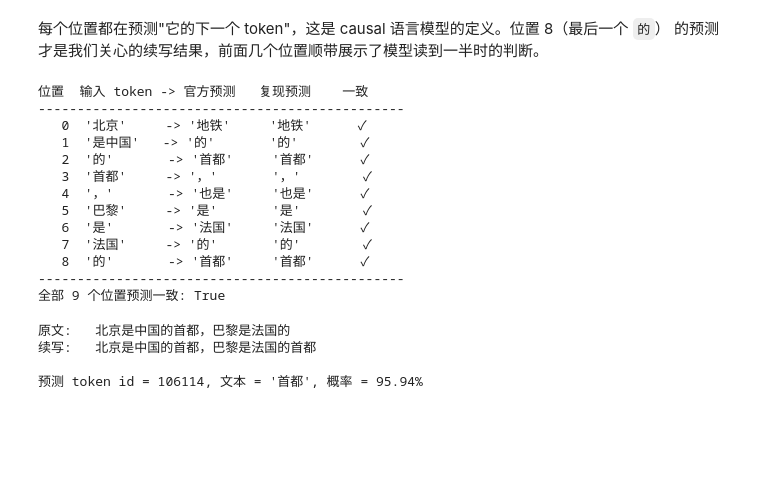
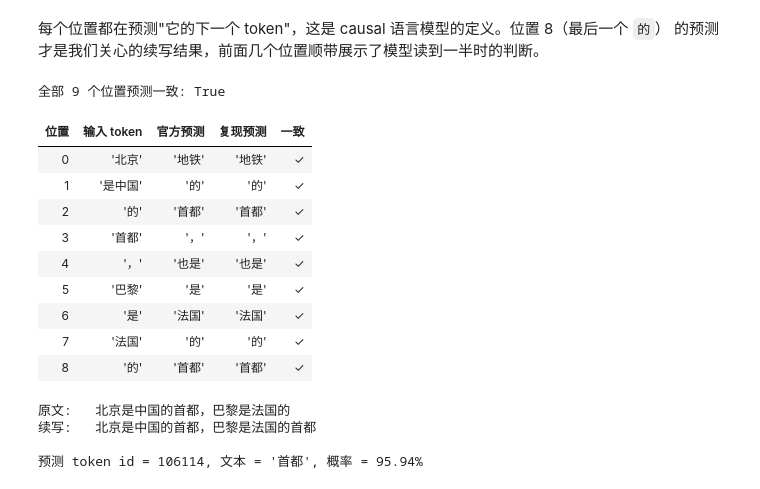
Before and after one commit to metaphyc/qwen3-miniLab, a Jupyter notebook: notebooks/02_dissect_forward_pass.ipynb, the cells around one changed output. Cells and saved outputs as stored; diff of their text form; code cells hidden in the pictures; blank space fills up the shorter version.

```diff
--- a/notebooks/02_dissect_forward_pass.ipynb
+++ b/notebooks/02_dissect_forward_pass.ipynb
@@ -170,5 +267,4 @@ model.model.has_sliding_layers = False
 # %%
-# 后续反复使用的维度常量，全部从 config 读取，不写死数字。
 N_LAYERS = config.num_hidden_layers
 HIDDEN = config.hidden_size
 N_HEADS = config.num_attention_heads
@@ -195,6 +291,5 @@ CONSTANTS = [
     ('SCALING',      SCALING,      'attention 缩放系数 = HEAD_DIM ** -0.5'),
 ]
 
-for name, value, why in CONSTANTS:
-    print(f'{name:<13s} {value!s:<20s} {why}')
+show(CONSTANTS, header=['常量', '值', '含义'], fmt='{:.10g}')
 # %% [output]
@@ -2236,37 +2294,31 @@ for rank in range(TOP_K):
 # %%
 # 闭环验证：官方与复现的 argmax 预测是否一致（全部 9 个位置）
 official_argmax = qwen.logits[0].argmax(-1)
 my_argmax = my_logits[0].argmax(-1)
 all_match = torch.equal(official_argmax, my_argmax)
 
-_head = (f'{_pad("位置", 4)}  {_pad("输入 token", 10, "<")} -> '
-         f'{_pad("官方预测", 10, "<")} {_pad("复现预测", 10, "<")}  一致')
-print(_head)
-print('-' * _w(_head))
-for position in range(SEQ):
-    source = tokenizer.decode([input_ids[0, position].item()])
-    o_pred = tokenizer.decode([official_argmax[position].item()])
-    m_pred = tokenizer.decode([my_argmax[position].item()])
-    flag = '✓' if official_argmax[position] == my_argmax[position] else '✗'
-    print(f'{position:>4d}  {_pad(repr(source), 10, "<")} -> {_pad(repr(o_pred), 10, "<")} {_pad(repr(m_pred), 10, "<")}  {flag}')
-print('-' * _w(_head))
-print(f'全部 {SEQ} 个位置预测一致: {all_match}')
+show([(position,
+       repr(tokenizer.decode([input_ids[0, position].item()])),
+       repr(tokenizer.decode([official_argmax[position].item()])),
+       repr(tokenizer.decode([my_argmax[position].item()])),
+       official_argmax[position].item() == my_argmax[position].item())
+      for position in range(SEQ)],
+     header=['位置', '输入 token', '官方预测', '复现预测', '一致'],
+     title=f'全部 {SEQ} 个位置预测一致: {all_match}')
 
 record(f'全部 {SEQ} 个位置 argmax 一致', all_match);
 # %% [output]
-位置  输入 token -> 官方预测   复现预测    一致
------------------------------------------------
-   0  '北京'     -> '地铁'     '地铁'      ✓
-   1  '是中国'   -> '的'       '的'        ✓
-   2  '的'       -> '首都'     '首都'      ✓
-   3  '首都'     -> '，'       '，'        ✓
-   4  '，'       -> '也是'     '也是'      ✓
-   5  '巴黎'     -> '是'       '是'        ✓
-   6  '是'       -> '法国'     '法国'      ✓
-   7  '法国'     -> '的'       '的'        ✓
-   8  '的'       -> '首都'     '首都'      ✓
------------------------------------------------
 全部 9 个位置预测一致: True
+| 位置 | 输入 token | 官方预测 | 复现预测 | 一致 |
+| 0 | '北京' | '地铁' | '地铁' | ✓ |
+| 1 | '是中国' | '的' | '的' | ✓ |
+| 2 | '的' | '首都' | '首都' | ✓ |
+| 3 | '首都' | '，' | '，' | ✓ |
+| 4 | '，' | '也是' | '也是' | ✓ |
+| 5 | '巴黎' | '是' | '是' | ✓ |
+| 6 | '是' | '法国' | '法国' | ✓ |
+| 7 | '法国' | '的' | '的' | ✓ |
+| 8 | '的' | '首都' | '首都' | ✓ |
 # %%
 # 把预测接回原文，完成一次完整闭环
 next_token_id = official_argmax[last_position].item()
```
Also changed, not shown: parts of 60 cells of this notebook.
